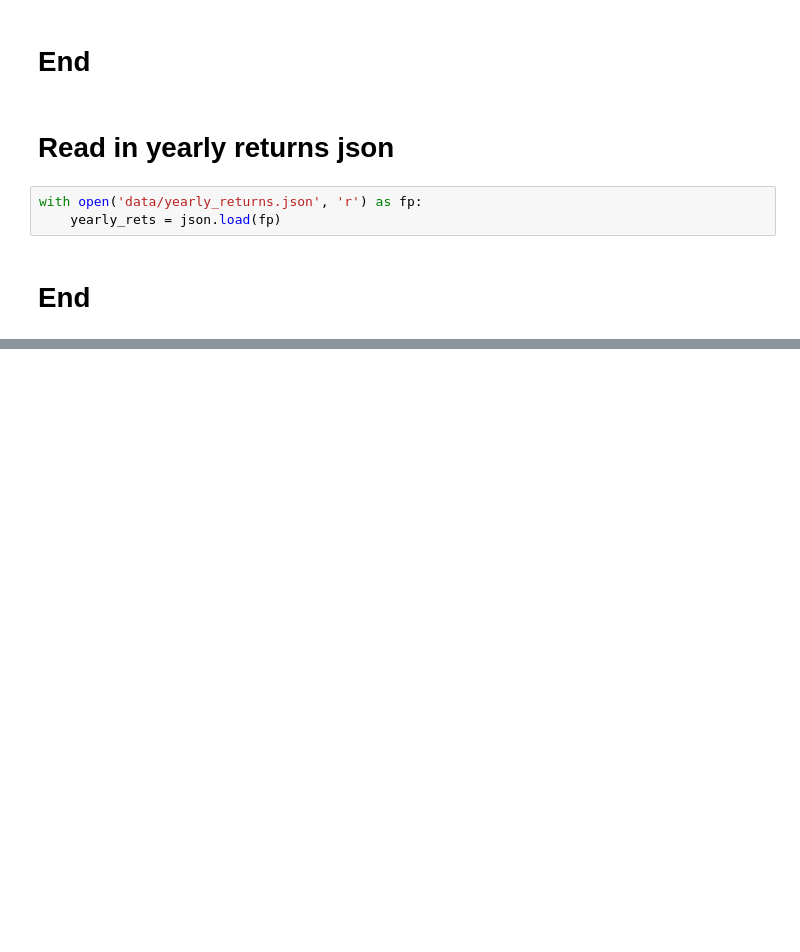
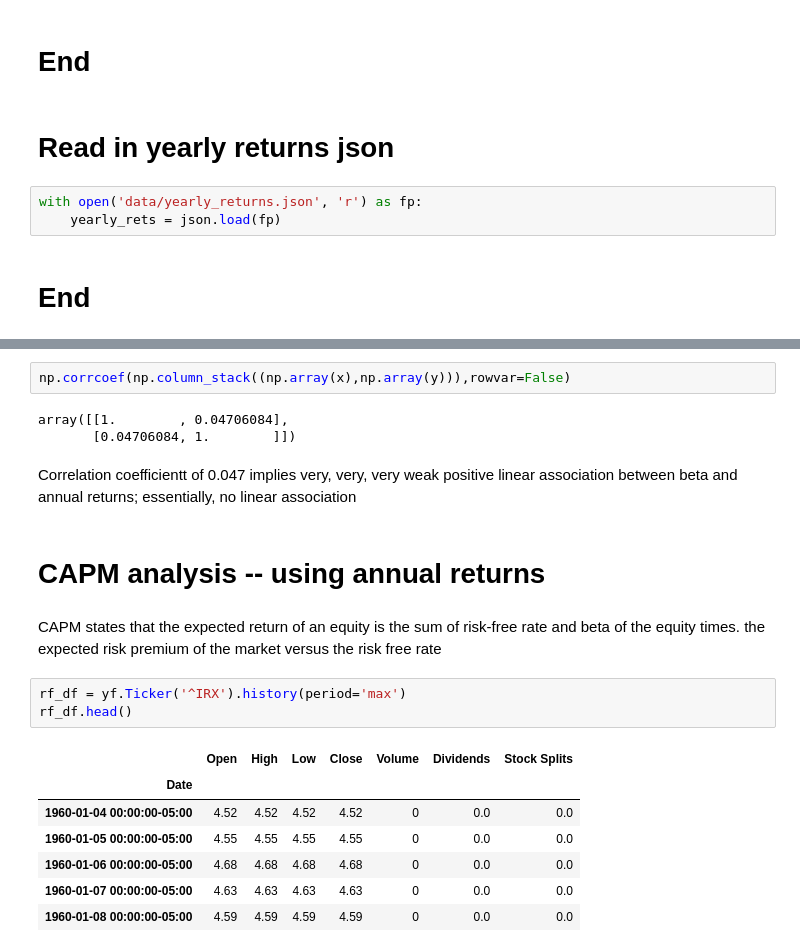
Before and after one commit to ijamil1/factormodels_and_portfolio_optimization, a Jupyter notebook: beta.ipynb, the cells around one changed output, grey strips where cells are left out. Cells and saved outputs as stored; diff of their text form; blank space fills up the shorter version.

```diff
--- a/beta.ipynb
+++ b/beta.ipynb
@@ -510,0 +742,22 @@ Correlation coefficientt of 0.125 implies weak positive linear association betwe
+# %%
+np.corrcoef(np.column_stack((np.array(x),np.array(y))),rowvar=False)
+# %% [output]
+array([[1.        , 0.04706084],
+       [0.04706084, 1.        ]])
+# %% [markdown]
+Correlation coefficientt of 0.047 implies very, very, very weak positive linear association between beta and annual returns; essentially, no linear association
+# %% [markdown]
+# CAPM analysis -- using annual returns
+# %% [markdown]
+CAPM states that the expected return of an equity is the sum of risk-free rate and beta of the equity times. the expected risk premium of the market versus the risk free rate
+# %%
+rf_df = yf.Ticker('^IRX').history(period='max')
+rf_df.head()
+# %% [output]
+|  | Open | High | Low | Close | Volume | Dividends | Stock Splits |
+| Date |  |  |  |  |  |  |  |
+| 1960-01-04 00:00:00-05:00 | 4.52 | 4.52 | 4.52 | 4.52 | 0 | 0.0 | 0.0 |
+| 1960-01-05 00:00:00-05:00 | 4.55 | 4.55 | 4.55 | 4.55 | 0 | 0.0 | 0.0 |
+| 1960-01-06 00:00:00-05:00 | 4.68 | 4.68 | 4.68 | 4.68 | 0 | 0.0 | 0.0 |
+| 1960-01-07 00:00:00-05:00 | 4.63 | 4.63 | 4.63 | 4.63 | 0 | 0.0 | 0.0 |
+| 1960-01-08 00:00:00-05:00 | 4.59 | 4.59 | 4.59 | 4.59 | 0 | 0.0 | 0.0 |
```
Also changed, not shown: parts of 72 cells of this notebook.
